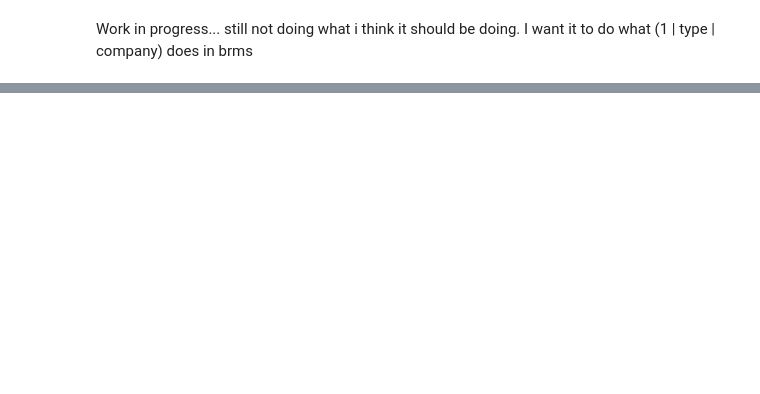
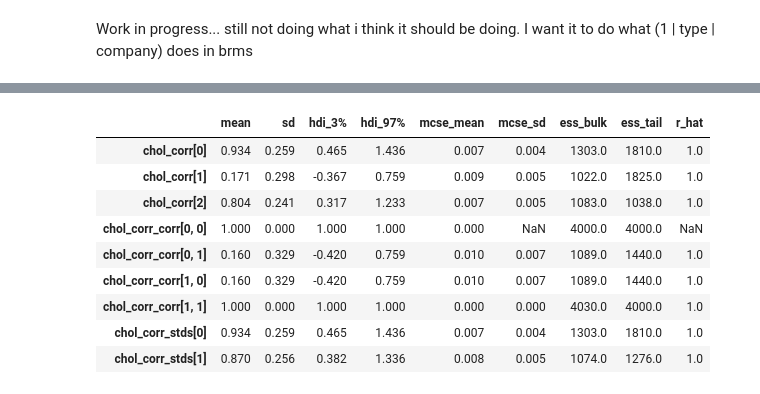
Before and after one commit to DrEntropy/multinom, a Jupyter notebook: random_effects_mn.ipynb, the cells around one changed output, grey strips where cells are left out. Cells and saved outputs as stored; diff of their text form; code cells hidden in the pictures; blank space fills up the shorter version.

```diff
--- a/random_effects_mn.ipynb
+++ b/random_effects_mn.ipynb
@@ -97,0 +154,13 @@ az.summary(results ,var_names = ['~company'])
+# %%
+az.summary(trace, var_names = ["~z_company","~company_effects"])
+# %% [output]
+|  | mean | sd | hdi_3% | hdi_97% | mcse_mean | mcse_sd | ess_bulk | ess_tail | r_hat |
+| chol_corr[0] | 0.934 | 0.259 | 0.465 | 1.436 | 0.007 | 0.004 | 1303.0 | 1810.0 | 1.0 |
+| chol_corr[1] | 0.171 | 0.298 | -0.367 | 0.759 | 0.009 | 0.005 | 1022.0 | 1825.0 | 1.0 |
+| chol_corr[2] | 0.804 | 0.241 | 0.317 | 1.233 | 0.007 | 0.005 | 1083.0 | 1038.0 | 1.0 |
+| chol_corr_corr[0, 0] | 1.000 | 0.000 | 1.000 | 1.000 | 0.000 | NaN | 4000.0 | 4000.0 | NaN |
+| chol_corr_corr[0, 1] | 0.160 | 0.329 | -0.420 | 0.759 | 0.010 | 0.007 | 1089.0 | 1440.0 | 1.0 |
+| chol_corr_corr[1, 0] | 0.160 | 0.329 | -0.420 | 0.759 | 0.010 | 0.007 | 1089.0 | 1440.0 | 1.0 |
+| chol_corr_corr[1, 1] | 1.000 | 0.000 | 1.000 | 1.000 | 0.000 | 0.000 | 4030.0 | 4000.0 | 1.0 |
+| chol_corr_stds[0] | 0.934 | 0.259 | 0.465 | 1.436 | 0.007 | 0.004 | 1303.0 | 1810.0 | 1.0 |
+| chol_corr_stds[1] | 0.870 | 0.256 | 0.382 | 1.336 | 0.008 | 0.005 | 1074.0 | 1276.0 | 1.0 |
```
Also changed, not shown: parts of 6 cells of this notebook.
